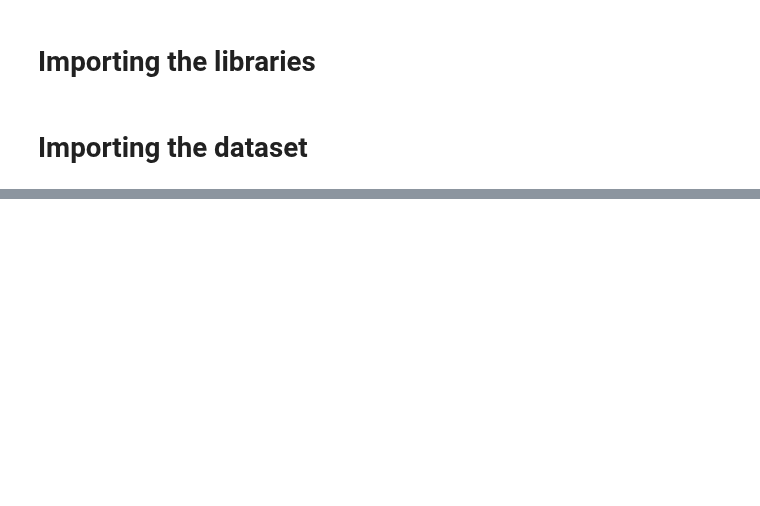
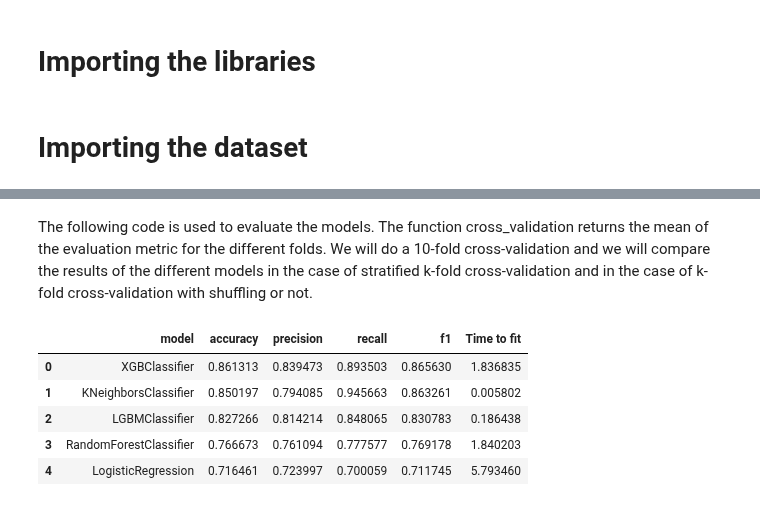
Before and after one commit to Sliders122/wildfire, a Jupyter notebook: src/model/model_selection2.ipynb, the cells around one changed output, grey strips where cells are left out. Drawn from its saved outputs; the diff is of its cells as text; code cells hidden in the pictures; blank space fills up the shorter version.

```diff
--- a/src/model/model_selection2.ipynb
+++ b/src/model/model_selection2.ipynb
@@ -645,0 +94,28 @@ See the caveats in the documentation: https://pandas.pydata.org/pandas-docs/stab
+# %%
+# First, define the models we want to use
+# We use the same random state for each model to be able to compare them
+# We use the class_weight parameter to balance the classes
+# We use the max_iter parameter to avoid convergence warnings
+# We use the n_estimators parameter to avoid convergence warnings
+# We use the max_depth parameter to avoid convergence warnings
+# We use the l1_ratio parameter to avoid convergence warnings
+# We use the eval_metric to logloss for classification
+
+# Download the libraries
+from sklearn.linear_model import LogisticRegression
+from sklearn.neighbors import KNeighborsClassifier
+from sklearn.ensemble import RandomForestClassifier
+from xgboost import XGBClassifier
+from lightgbm import LGBMClassifier
+
+# Linear regression, k nearest neighbors, random forest, xgboost, lightgbm
+model_LR = skl.linear_model.LogisticRegression(C=0.05, l1_ratio=None, max_iter=10000)
+model_KNN = skl.neighbors.KNeighborsClassifier()
+model_RF = skl.ensemble.RandomForestClassifier(n_estimators=100, max_depth=2)
+model_XGB = XGBClassifier(n_estimators=100, max_depth=2, use_label_encoder=False, eval_metric='logloss')
+model_LGBM = LGBMClassifier(n_estimators=100, max_depth=2)
+
+# put all those models in a list
+models = [model_LR, model_KNN, model_RF, model_XGB, model_LGBM]
+# %% [markdown]
+The following code is used to evaluate the models. The function cross_validation returns the mean of the evaluation metric for the different folds. We will do a 10-fold cross-validation and we will compare the results of the different models in the case of stratified k-fold cross-validation and in the case of k-fold cross-validation with shuffling or not.
@@ -645,0 +200,19 @@ See the caveats in the documentation: https://pandas.pydata.org/pandas-docs/stab
+# %%
+# Run the cross validation for the models in the for combinatotions of stratified and shuffle and retarn a 2x2 matrix of results
+# stratified = True, shuffle = True
+results_stratified_shuffle = cross_validation(models, df, n_splits=10, random_state=71, stratified=True, shuffle=True)
+# stratified = True, shuffle = False
+results_stratified_noshuffle = cross_validation(models, df, n_splits=10, random_state=71, stratified=True, shuffle=False)
+# stratified = False, shuffle = True
+results_nostatified_shuffle = cross_validation(models, df, n_splits=10, random_state=71, stratified=False, shuffle=True)
+# stratified = False, shuffle = False
+results_nostatified_noshuffle = cross_validation(models, df, n_splits=10, random_state=71, stratified=False, shuffle=False)
+# %%
+results_stratified_shuffle
+# %% [output]
+|  | model | accuracy | precision | recall | f1 | Time to fit |
+| 0 | XGBClassifier | 0.861313 | 0.839473 | 0.893503 | 0.865630 | 1.836835 |
+| 1 | KNeighborsClassifier | 0.850197 | 0.794085 | 0.945663 | 0.863261 | 0.005802 |
+| 2 | LGBMClassifier | 0.827266 | 0.814214 | 0.848065 | 0.830783 | 0.186438 |
+| 3 | RandomForestClassifier | 0.766673 | 0.761094 | 0.777577 | 0.769178 | 1.840203 |
+| 4 | LogisticRegression | 0.716461 | 0.723997 | 0.700059 | 0.711745 | 5.793460 |
```
Also changed, not shown: parts of 55 cells of this notebook.
